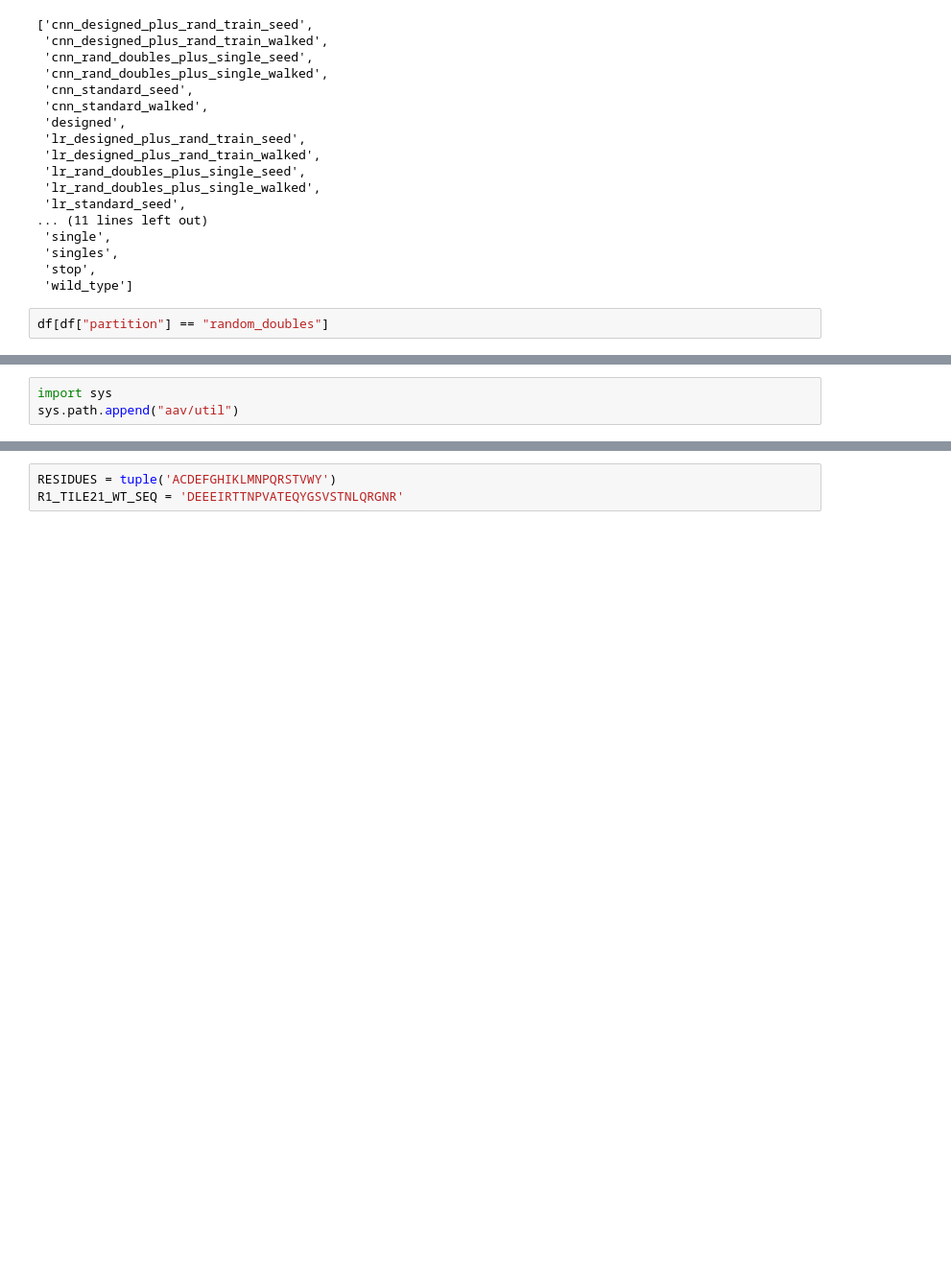
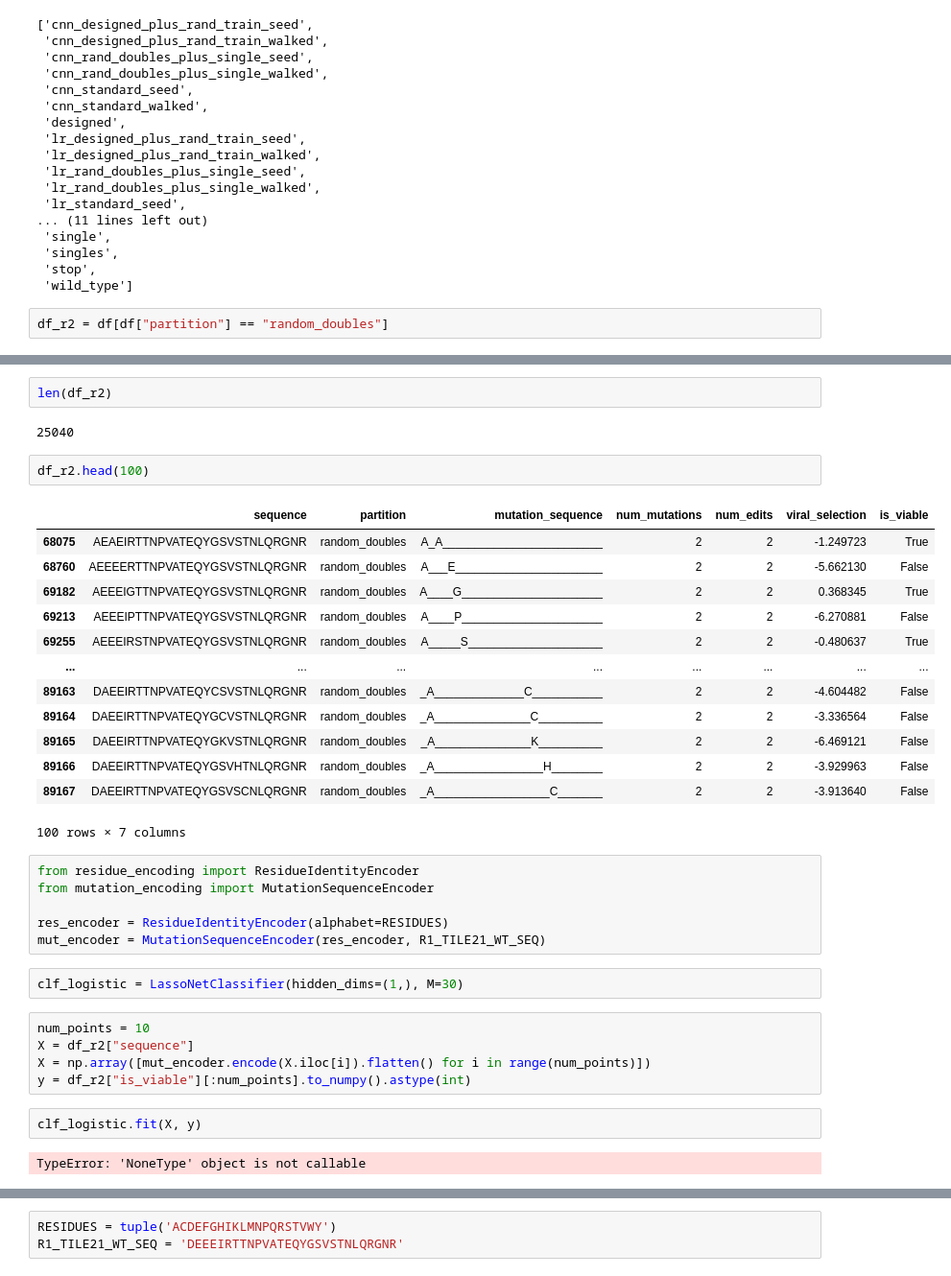
Before and after one commit to wzhang2022/stat195project, a Jupyter notebook: eda.ipynb, the cells around one changed output, grey strips where cells are left out. Shown at 96% size. Saved outputs shown, nothing was run; the diff lists cells and outputs as text; blank space fills up the shorter version.

```diff
--- a/eda.ipynb
+++ b/eda.ipynb
@@ -36,4 +55,4 @@ sorted(df["partition"].unique())
  'stop',
  'wild_type']
 # %%
-df[df["partition"] == "random_doubles"]
+df_r2 = df[df["partition"] == "random_doubles"]
@@ -54,3 +59,37 @@ df[df["partition"] == "random_doubles"]
-# %%
-import sys
-sys.path.append("aav/util")
+# %%
+len(df_r2)
+# %% [output]
+25040
+# %%
+df_r2.head(100)
+# %% [output]
+|  | sequence | partition | mutation_sequence | num_mutations | num_edits | viral_selection | is_viable |
+| 68075 | AEAEIRTTNPVATEQYGSVSTNLQRGNR | random_doubles | A_A_________________________ | 2 | 2 | -1.249723 | True |
+| 68760 | AEEEERTTNPVATEQYGSVSTNLQRGNR | random_doubles | A___E_______________________ | 2 | 2 | -5.662130 | False |
+| 69182 | AEEEIGTTNPVATEQYGSVSTNLQRGNR | random_doubles | A____G______________________ | 2 | 2 | 0.368345 | True |
+| 69213 | AEEEIPTTNPVATEQYGSVSTNLQRGNR | random_doubles | A____P______________________ | 2 | 2 | -6.270881 | False |
+| 69255 | AEEEIRSTNPVATEQYGSVSTNLQRGNR | random_doubles | A_____S_____________________ | 2 | 2 | -0.480637 | True |
+| ... | ... | ... | ... | ... | ... | ... | ... |
+| 89163 | DAEEIRTTNPVATEQYCSVSTNLQRGNR | random_doubles | _A______________C___________ | 2 | 2 | -4.604482 | False |
+| 89164 | DAEEIRTTNPVATEQYGCVSTNLQRGNR | random_doubles | _A_______________C__________ | 2 | 2 | -3.336564 | False |
+| 89165 | DAEEIRTTNPVATEQYGKVSTNLQRGNR | random_doubles | _A_______________K__________ | 2 | 2 | -6.469121 | False |
+| 89166 | DAEEIRTTNPVATEQYGSVHTNLQRGNR | random_doubles | _A_________________H________ | 2 | 2 | -3.929963 | False |
+| 89167 | DAEEIRTTNPVATEQYGSVSCNLQRGNR | random_doubles | _A__________________C_______ | 2 | 2 | -3.913640 | False |
+100 rows × 7 columns
+# %%
+from residue_encoding import ResidueIdentityEncoder
+from mutation_encoding import MutationSequenceEncoder
+
+res_encoder = ResidueIdentityEncoder(alphabet=RESIDUES)
+mut_encoder = MutationSequenceEncoder(res_encoder, R1_TILE21_WT_SEQ)
+# %%
+clf_logistic = LassoNetClassifier(hidden_dims=(1,), M=30)
+# %%
+num_points = 10
+X = df_r2["sequence"]
+X = np.array([mut_encoder.encode(X.iloc[i]).flatten() for i in range(num_points)])
+y = df_r2["is_viable"][:num_points].to_numpy().astype(int)
+# %%
+clf_logistic.fit(X, y)
+# %% [output]
+TypeError: 'NoneType' object is not callable
```
Also changed, not shown: parts of 8 cells of this notebook, 3 other files.
